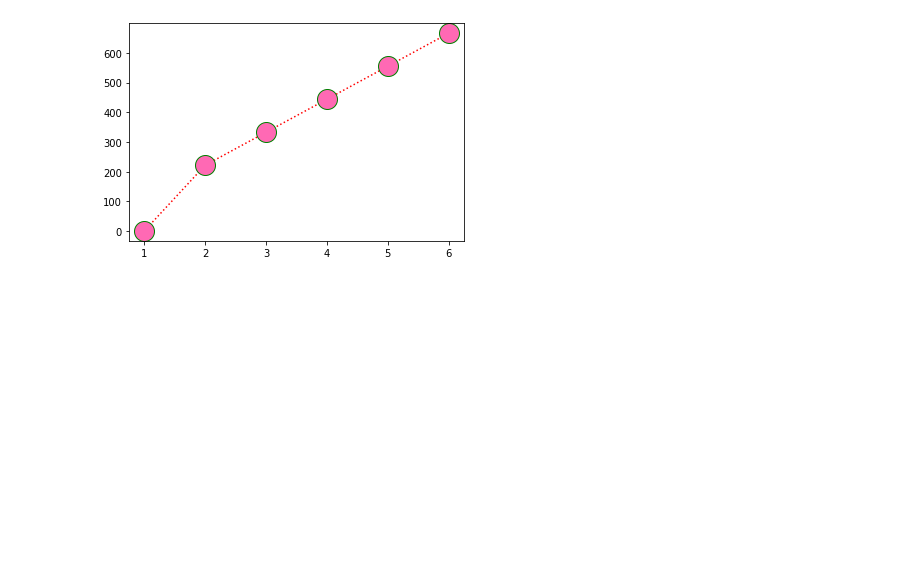
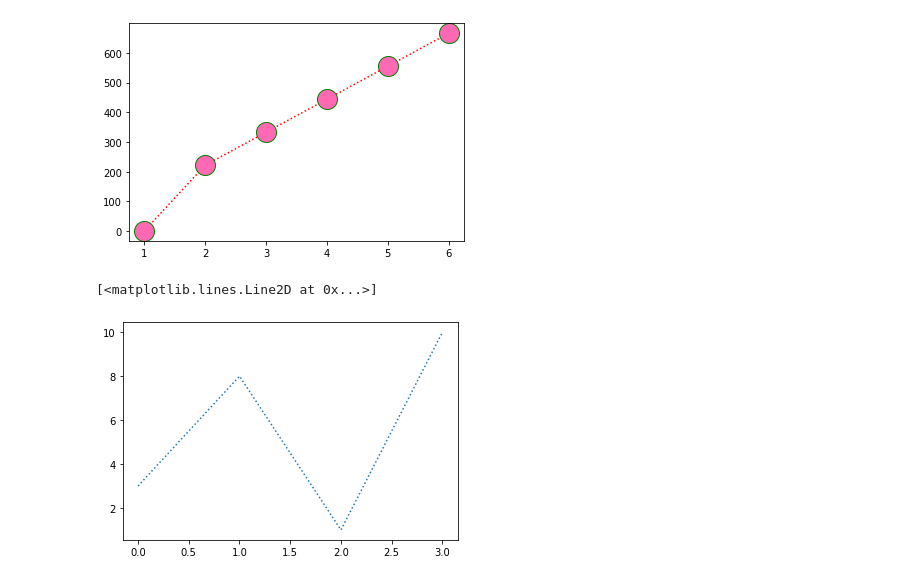
Before and after one commit to sashaTen/exploretary_data_analysis_in_marketing, a Jupyter notebook: Untitled0.ipynb, the cells around one changed output. Drawn from its saved outputs; the diff is of its cells as text; code cells hidden in the pictures; blank space fills up the shorter version.

```diff
--- a/Untitled0.ipynb
+++ b/Untitled0.ipynb
@@ -251,3 +266,14 @@ plt.show()
 # also   you  can    the  color  you  want  in   the   marker
 # %% [output]
 [figure]
+# %%
+# lines
+import    matplotlib.pyplot  as   plt
+import   numpy  as np
+
+
+ypoints = np.array([3, 8, 1, 10])
+plt.plot(ypoints , linestyle  =   "dotted")
+# %% [output]
+[<matplotlib.lines.Line2D at 0x...>]
+[figure, added]
```
Also changed, not shown: parts of 8 cells of this notebook.
